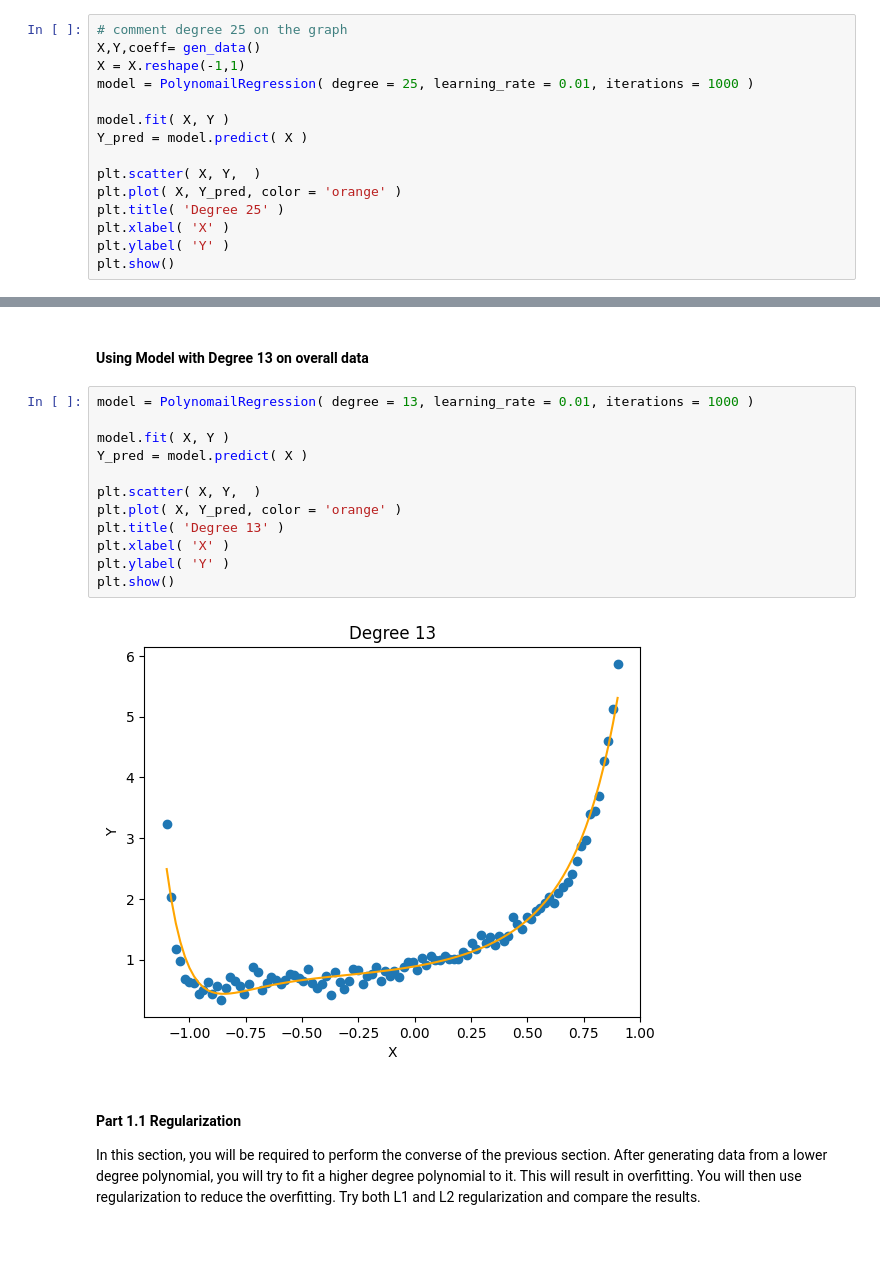
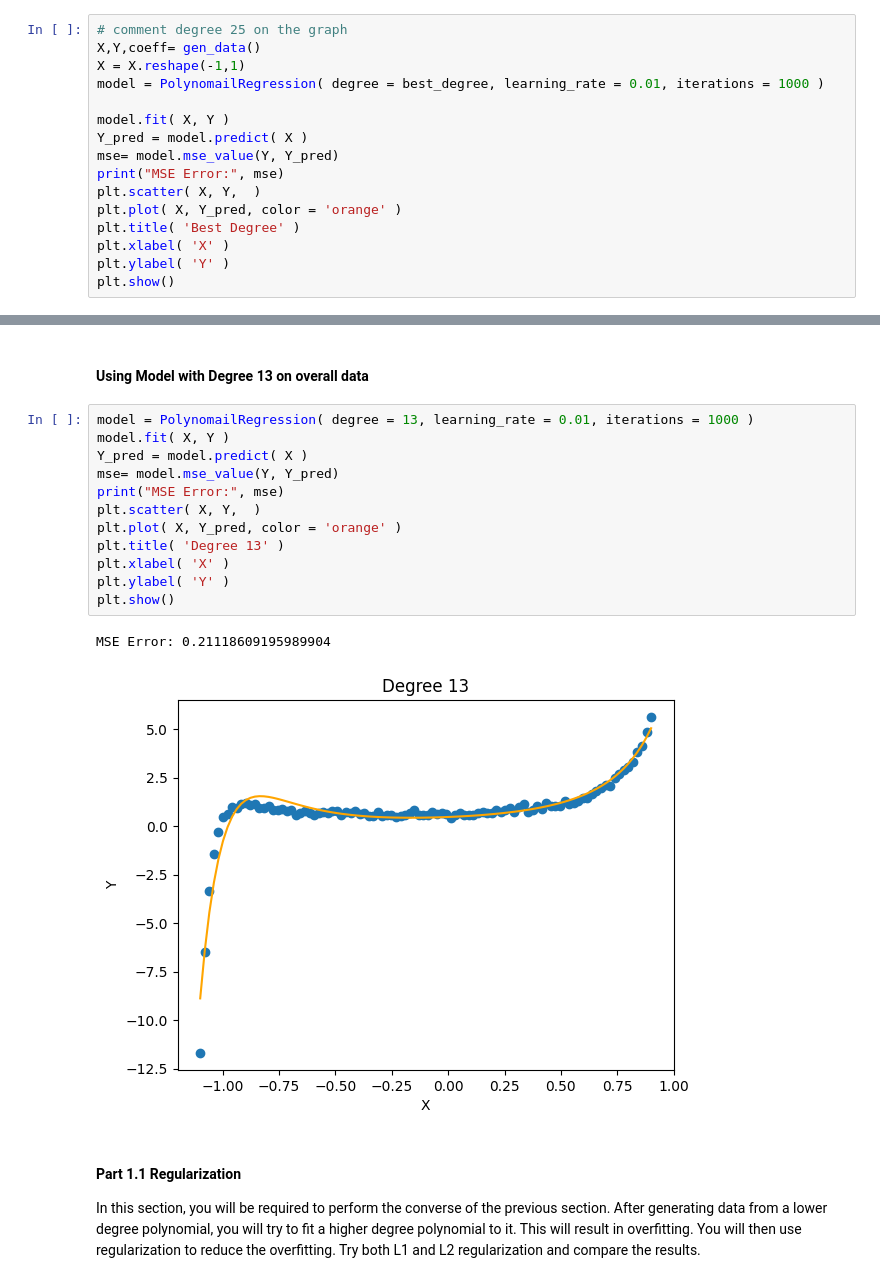
Before and after one commit to oops-moment/SMAI-SEM6, a Jupyter notebook: rollnumber_A1/rollnumber_A1_Q3/Q3.ipynb, the cells around one changed output, grey strips where cells are left out. Saved outputs shown, nothing was run; the diff lists cells and outputs as text; blank space fills up the shorter version.

```diff
--- a/rollnumber_A1/rollnumber_A1_Q3/Q3.ipynb
+++ b/rollnumber_A1/rollnumber_A1_Q3/Q3.ipynb
@@ -218,14 +218,15 @@ Best Degree: 25, Min MSE: 0.015378120684430579
 # comment degree 25 on the graph
 X,Y,coeff= gen_data()
 X = X.reshape(-1,1)
-model = PolynomailRegression( degree = 25, learning_rate = 0.01, iterations = 1000 )
+model = PolynomailRegression( degree = best_degree, learning_rate = 0.01, iterations = 1000 )
 
 model.fit( X, Y )
 Y_pred = model.predict( X )
-
+mse= model.mse_value(Y, Y_pred)
+print("MSE Error:", mse)
 plt.scatter( X, Y,  )
 plt.plot( X, Y_pred, color = 'orange' )
-plt.title( 'Degree 25' )
+plt.title( 'Best Degree' )
 plt.xlabel( 'X' )
 plt.ylabel( 'Y' )
 plt.show()
@@ -235,18 +237,19 @@ plt.show()
 #### Using Model with Degree 13 on overall data
 # %%
 model = PolynomailRegression( degree = 13, learning_rate = 0.01, iterations = 1000 )
-
 model.fit( X, Y )
 Y_pred = model.predict( X )
-
+mse= model.mse_value(Y, Y_pred)
+print("MSE Error:", mse)
 plt.scatter( X, Y,  )
 plt.plot( X, Y_pred, color = 'orange' )
 plt.title( 'Degree 13' )
 plt.xlabel( 'X' )
 plt.ylabel( 'Y' )
 plt.show()
 # %% [output]
+MSE Error: 0.21118609195989904
-[figure, old version]
+[figure, new version]
 # %% [markdown]
 #### Part 1.1 Regularization
 
```
Also changed, not shown: parts of 20 cells of this notebook, 5 other files.
